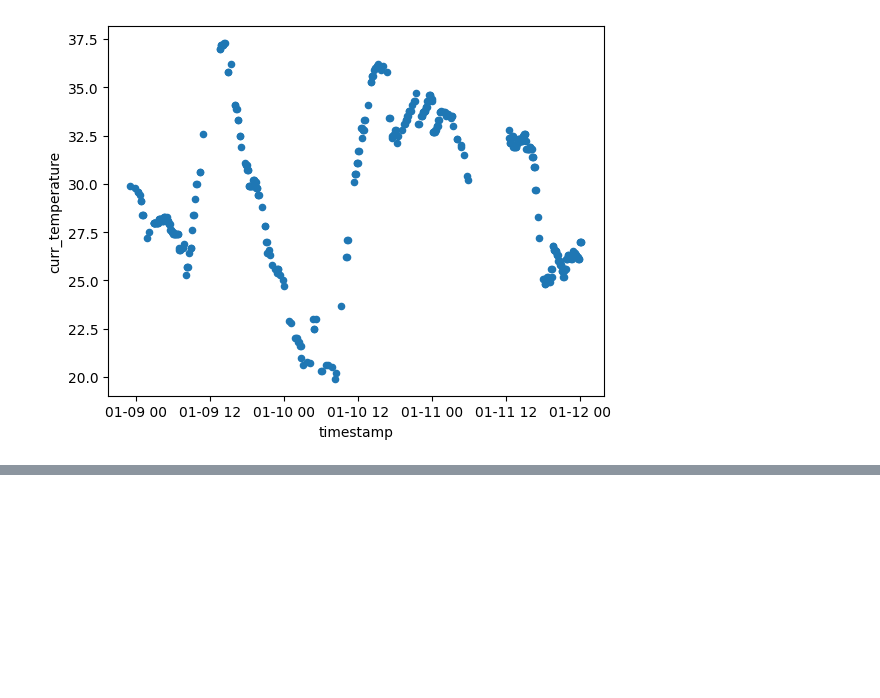
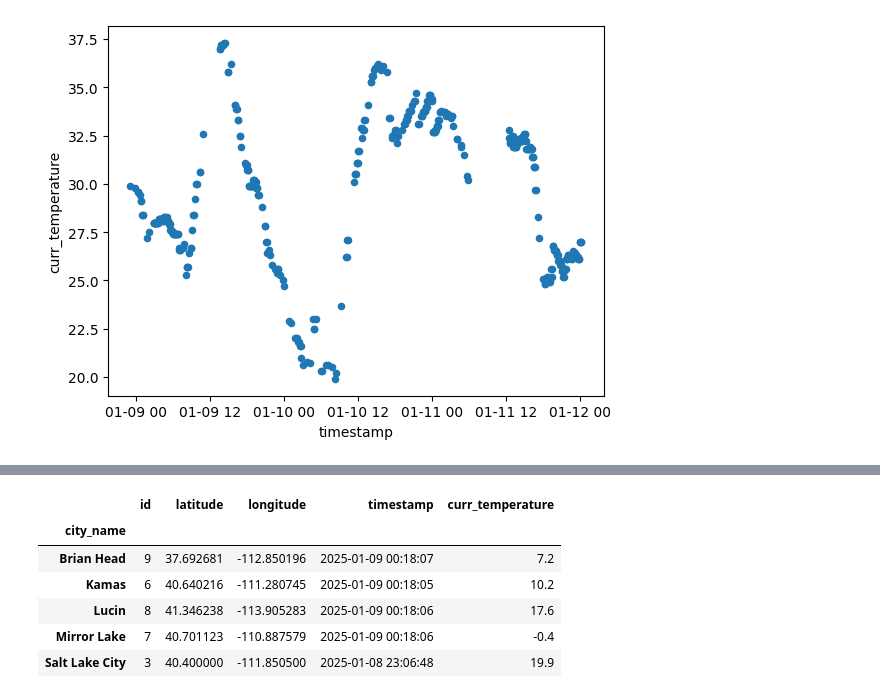
Before and after one commit to jon-14/UtahWeather, a Jupyter notebook: scatter_plots.ipynb, the cells around one changed output, grey strips where cells are left out. Drawn from its saved outputs; the diff is of its cells as text; code cells hidden in the pictures; blank space fills up the shorter version.

```diff
--- a/scatter_plots.ipynb
+++ b/scatter_plots.ipynb
@@ -75,0 +89,11 @@ Standard deviation of temperature for Salt Lake City: 3.820295134753617
+# %%
+min_temps = df.groupby(["city_name"]).min()
+display(min_temps)
+# %% [output]
+|  | id | latitude | longitude | timestamp | curr_temperature |
+| city_name |  |  |  |  |  |
+| Brian Head | 9 | 37.692681 | -112.850196 | 2025-01-09 00:18:07 | 7.2 |
+| Kamas | 6 | 40.640216 | -111.280745 | 2025-01-09 00:18:05 | 10.2 |
+| Lucin | 8 | 41.346238 | -113.905283 | 2025-01-09 00:18:06 | 17.6 |
+| Mirror Lake | 7 | 40.701123 | -110.887579 | 2025-01-09 00:18:06 | -0.4 |
+| Salt Lake City | 3 | 40.400000 | -111.850500 | 2025-01-08 23:06:48 | 19.9 |
```
Also changed, not shown: parts of 2 cells of this notebook, 1 other file.
